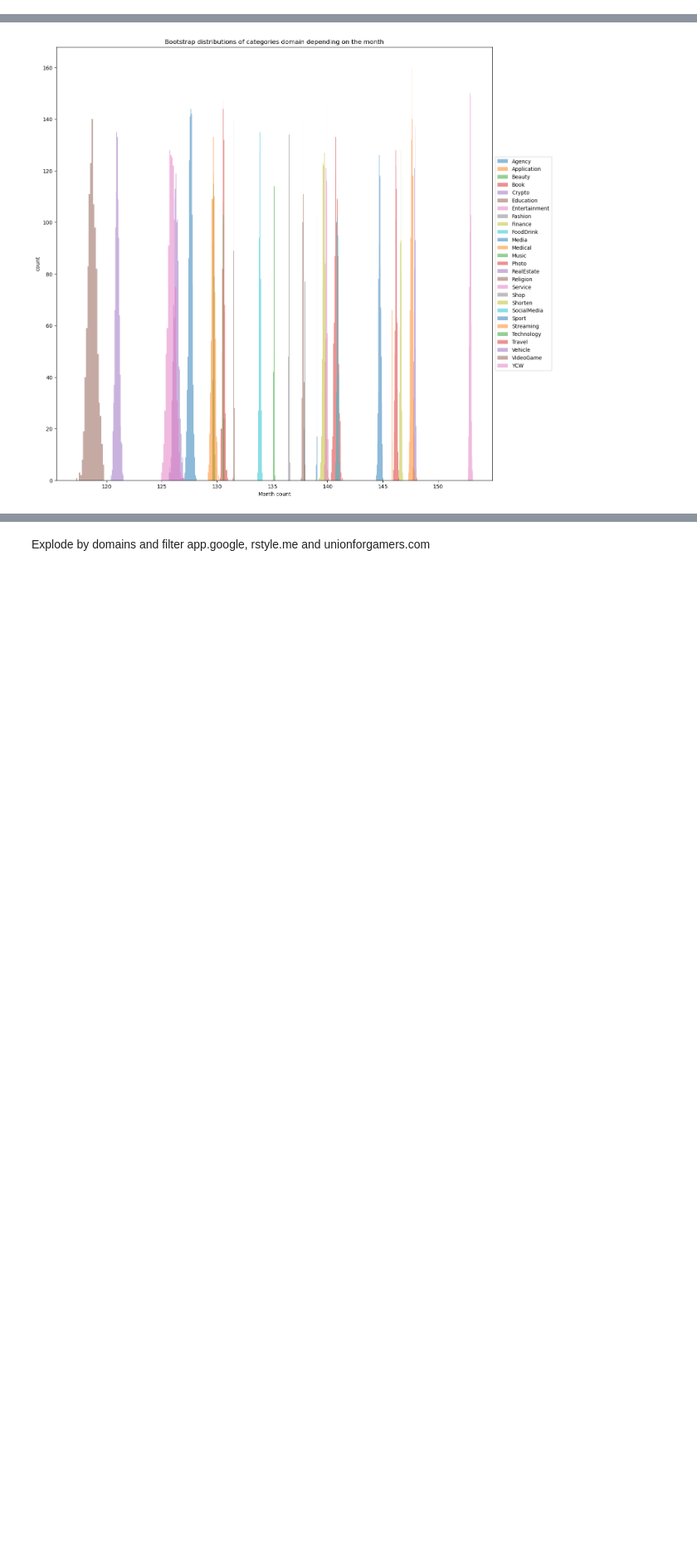
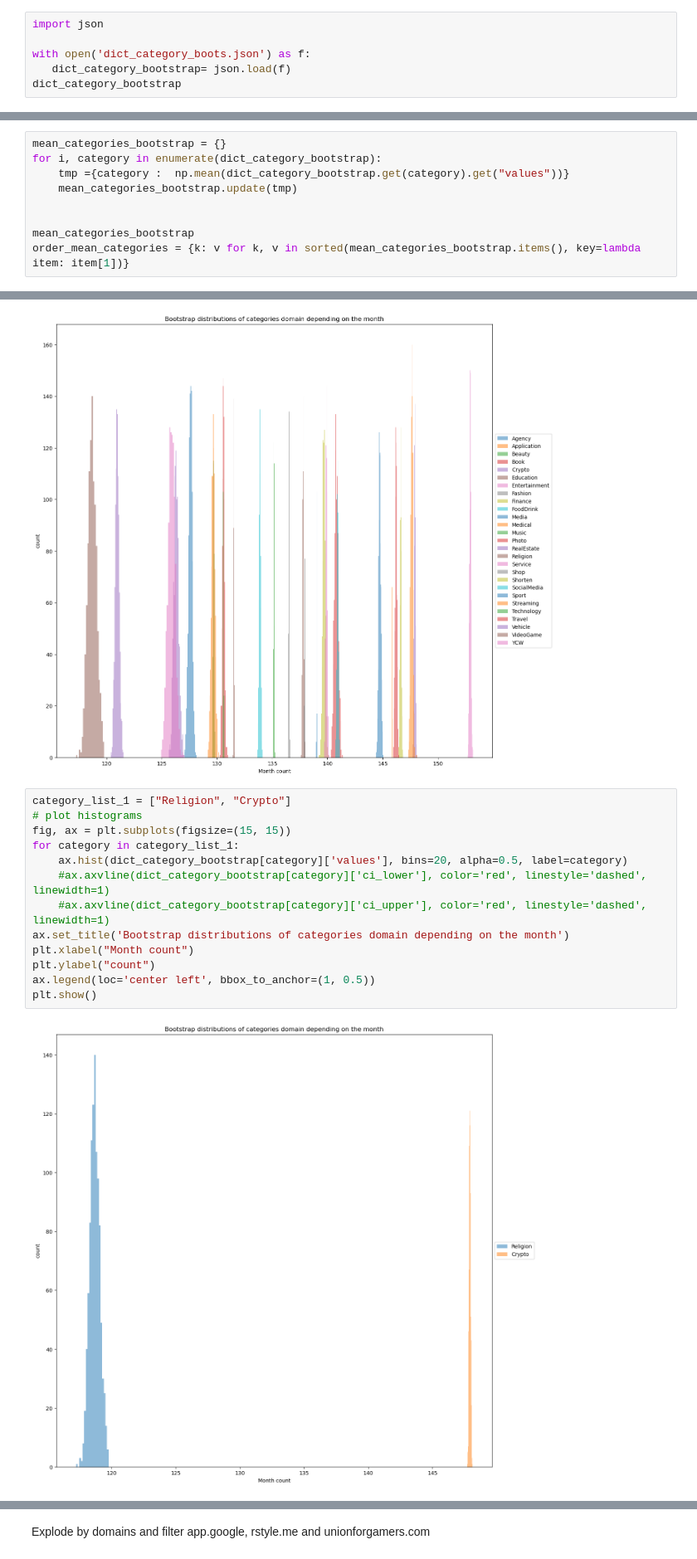
Before and after one commit to epfl-ada/ada-2022-project-fraisetagada, a Jupyter notebook: analysis/month_analysis.ipynb, the cells around one changed output, grey strips where cells are left out. Shown at 83% size. Cells and saved outputs as stored; diff of their text form; blank space fills up the shorter version.

```diff
--- a/analysis/month_analysis.ipynb
+++ b/analysis/month_analysis.ipynb
@@ -237,0 +328,6 @@ for category in categories_arr:
+# %%
+import json
+
+with open('dict_category_boots.json') as f:
+   dict_category_bootstrap= json.load(f)
+dict_category_bootstrap
@@ -237,0 +356,9 @@ for category in categories_arr:
+# %%
+mean_categories_bootstrap = {}
+for i, category in enumerate(dict_category_bootstrap):
+    tmp ={category :  np.mean(dict_category_bootstrap.get(category).get("values"))}
+    mean_categories_bootstrap.update(tmp)
+
+
+mean_categories_bootstrap
+order_mean_categories = {k: v for k, v in sorted(mean_categories_bootstrap.items(), key=lambda item: item[1])}
@@ -248,6 +397,21 @@ ax.legend(loc='center left', bbox_to_anchor=(1, 0.5))
 plt.show()
 # %% [output]
 [figure]
+# %%
+category_list_1 = ["Religion", "Crypto"]
+# plot histograms
+fig, ax = plt.subplots(figsize=(15, 15))
+for category in category_list_1:
+    ax.hist(dict_category_bootstrap[category]['values'], bins=20, alpha=0.5, label=category)
+    #ax.axvline(dict_category_bootstrap[category]['ci_lower'], color='red', linestyle='dashed', linewidth=1)
+    #ax.axvline(dict_category_bootstrap[category]['ci_upper'], color='red', linestyle='dashed', linewidth=1)
+ax.set_title('Bootstrap distributions of categories domain depending on the month')
+plt.xlabel("Month count")
+plt.ylabel("count")
+ax.legend(loc='center left', bbox_to_anchor=(1, 0.5))
+plt.show()
+# %% [output]
+[figure, added]
 # %%
 category_list_1 = ['Application', 'Agency', 'Beauty', 'VideoGame','Entertainment','Shop', 'Music']
 # plot histograms
```
Also changed, not shown: parts of 13 cells of this notebook.
